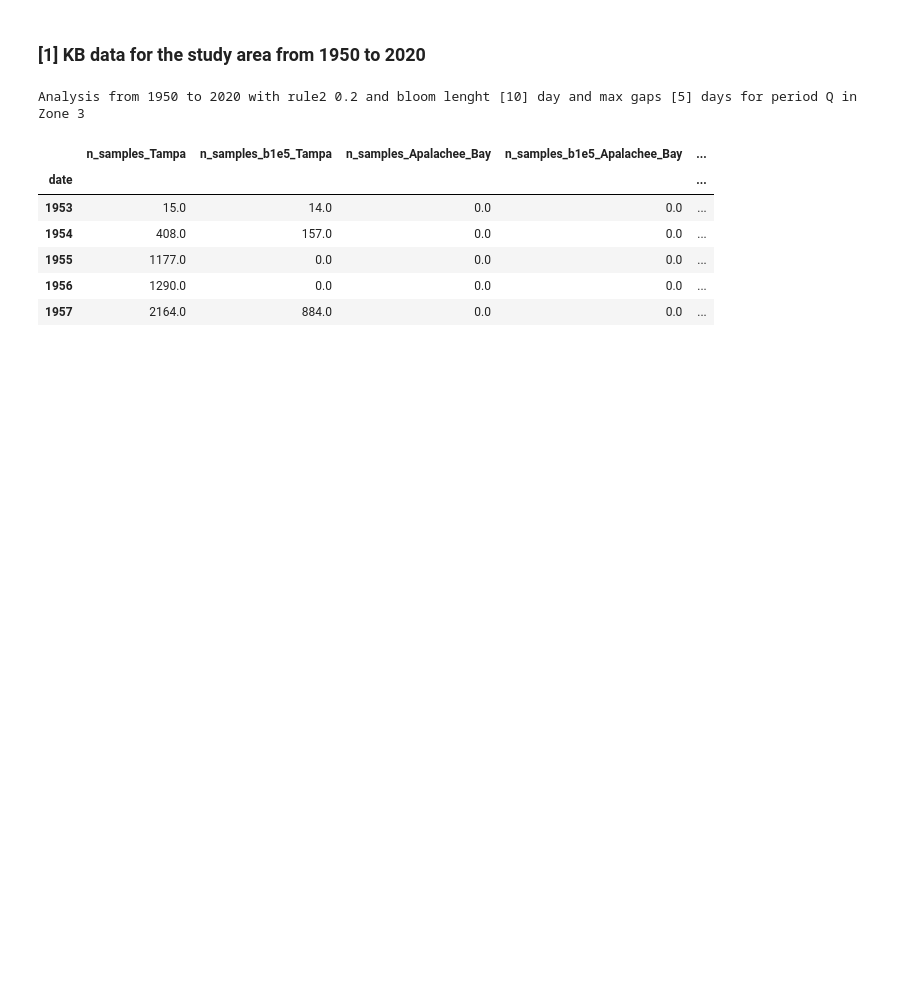
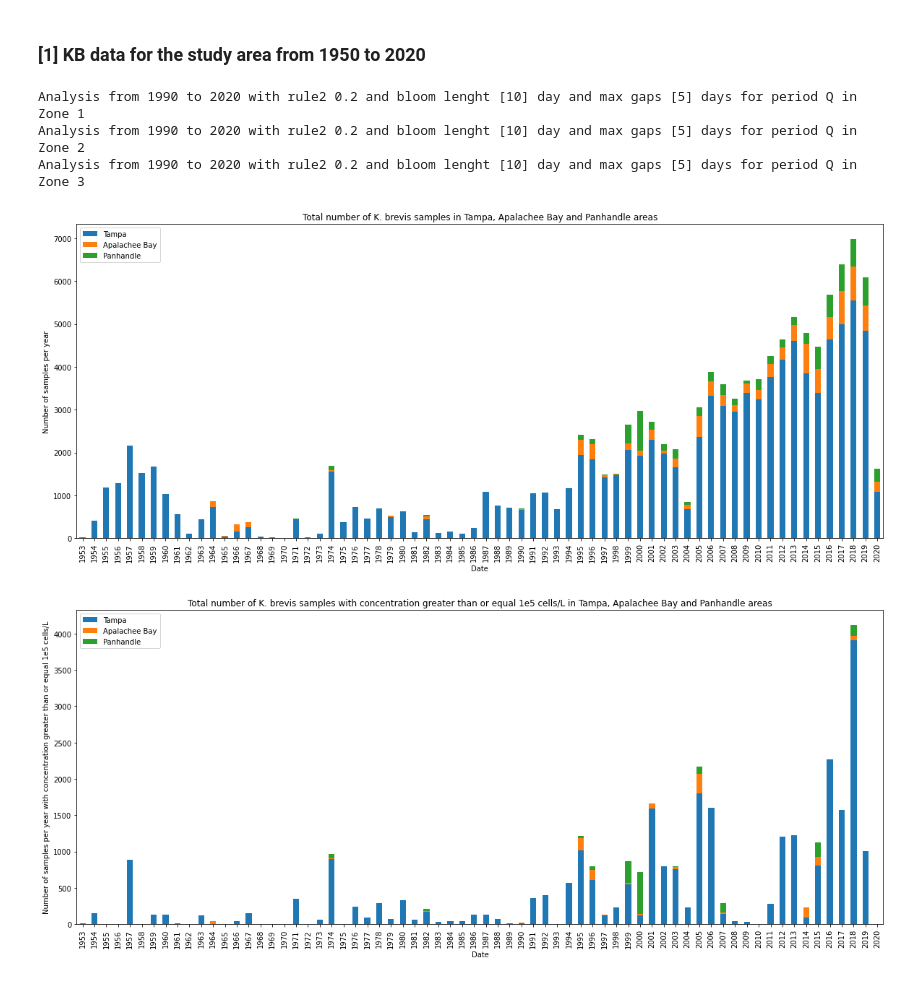
Before and after one commit to aselshall/AR_HAB, a Jupyter notebook: RedtideBlooms.ipynb, the cells around one changed output. Cells and saved outputs as stored; diff of their text form; code cells hidden in the pictures; blank space fills up the shorter version.

```diff
--- a/RedtideBlooms.ipynb
+++ b/RedtideBlooms.ipynb
@@ -370,45 +370,62 @@ def ProcessData(Plot_KB_Flag,Period,start_year,end_of_year,Zone):
 # %%
 Plot_KB_Flag=0  #[1] Plot KB raw data and bloom analysis
 Period='Q'      #Q: 3 month period, 2Q: 6 month period
-Zone=3          #Zone 1: Tampa, Zone 2: Apalachee Bay, Zone 3: Panhandle
-start_year=1950
-end_of_year=2020
-df,Q=ProcessData(Plot_KB_Flag,Period,start_year,end_of_year,Zone)
+for Zone in range(1,4):          #Zone 1: Tampa, Zone 2: Apalachee Bay, Zone 3: Panhandle
+  start_year=1990
+  end_of_year=2020
+  df,Q=ProcessData(Plot_KB_Flag,Period,start_year,end_of_year,Zone)
 # %% [output]
-Analysis from 1950 to 2020 with rule2 0.2 and bloom lenght [10] day and max gaps [5] days for period Q in Zone 3
+Analysis from 1990 to 2020 with rule2 0.2 and bloom lenght [10] day and max gaps [5] days for period Q in Zone 1
+Analysis from 1990 to 2020 with rule2 0.2 and bloom lenght [10] day and max gaps [5] days for period Q in Zone 2
+Analysis from 1990 to 2020 with rule2 0.2 and bloom lenght [10] day and max gaps [5] days for period Q in Zone 3
 # %%
 start_year=1950
 end_of_year=2020
 columns=['n_samples_Tampa','n_samples_b1e5_Tampa',\
         'n_samples_Apalachee_Bay','n_samples_b1e5_Apalachee_Bay',\
          'n_samples_Panhandle','n_samples_b1e5_Panhandle']
 
 for Zone in range(1,4):
 
   #Read data
   df_ns=pd.read_csv('Output/KB_daily_{}_{}_Zone{}.csv'.format(start_year,end_of_year,Zone))
   df_ns['date'] = pd.to_datetime(df_ns['date'])
   df_ns.index=df_ns['date']
 
   #Select data and resample yearly
   df_ns=df_ns[['num_of_samples','num_of_samples_b1e5']]
   df_ns=df_ns.resample('Y',kind='period').sum()
 
   #Create new dataframe to collect data of different zones
   if Zone==1:
     df2= pd.DataFrame(columns=columns, index=df_ns.index)
     cont=0
   df2.iloc[:,cont]=df_ns['num_of_samples']
   df2.iloc[:,cont+1]=df_ns['num_of_samples_b1e5']
   cont=cont+2
 df2=df2.fillna(0)
 df2.to_csv('Output/Samples_{}_{}.csv'.format(start_year,end_of_year))
-display(df2.head(5))
+
+
+df3=df2[['n_samples_Tampa','n_samples_Apalachee_Bay','n_samples_Panhandle']]
+fig = plt.figure(figsize=(20, 8))
+ax = fig.add_subplot(111)
+ax=df3.plot(kind="bar", stacked=True,ax=ax)
+ax.set_xlabel("Date")
+ax.set_ylabel("Number of samples per year")
+ax.set_title('Total number of K. brevis samples in Tampa, Apalachee Bay and Panhandle areas')
+ax.legend(['Tampa', 'Apalachee Bay','Panhandle'])
+fig.savefig('Output/Samples_{}_{}.jpg'.format(start_year,end_of_year))
+
+df4=df2[['n_samples_b1e5_Tampa','n_samples_b1e5_Apalachee_Bay','n_samples_b1e5_Panhandle']]
+fig = plt.figure(figsize=(20, 8))
+ax = fig.add_subplot(111)
+ax=df4.plot(kind="bar", stacked=True,ax=ax)
+ax.set_xlabel("Date")
+ax.set_ylabel("Number of samples per year with concentration greater than or equal 1e5 cells/L")
+ax.set_title('Total number of K. brevis samples with concentration greater than or equal 1e5 cells/L in Tampa, Apalachee Bay and Panhandle areas')
+ax.legend(['Tampa', 'Apalachee Bay','Panhandle'])
+fig.savefig('Output/Samples_{}_{}_1e5.jpg'.format(start_year,end_of_year))
 # %% [output]
-|  | n_samples_Tampa | n_samples_b1e5_Tampa | n_samples_Apalachee_Bay | n_samples_b1e5_Apalachee_Bay | ... |
-| date |  |  |  |  | ... |
-| 1953 | 15.0 | 14.0 | 0.0 | 0.0 | ... |
-| 1954 | 408.0 | 157.0 | 0.0 | 0.0 | ... |
-| 1955 | 1177.0 | 0.0 | 0.0 | 0.0 | ... |
-| 1956 | 1290.0 | 0.0 | 0.0 | 0.0 | ... |
-| 1957 | 2164.0 | 884.0 | 0.0 | 0.0 | ... |
+[figure, added]
+[figure, added]
```
